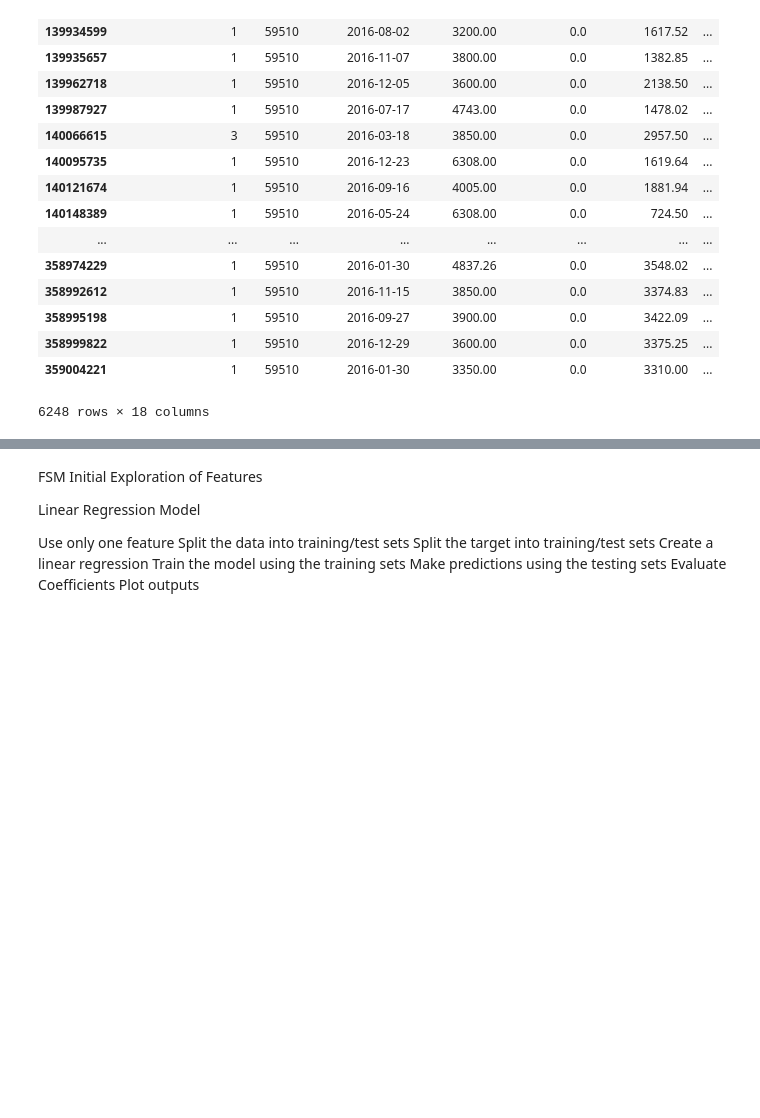
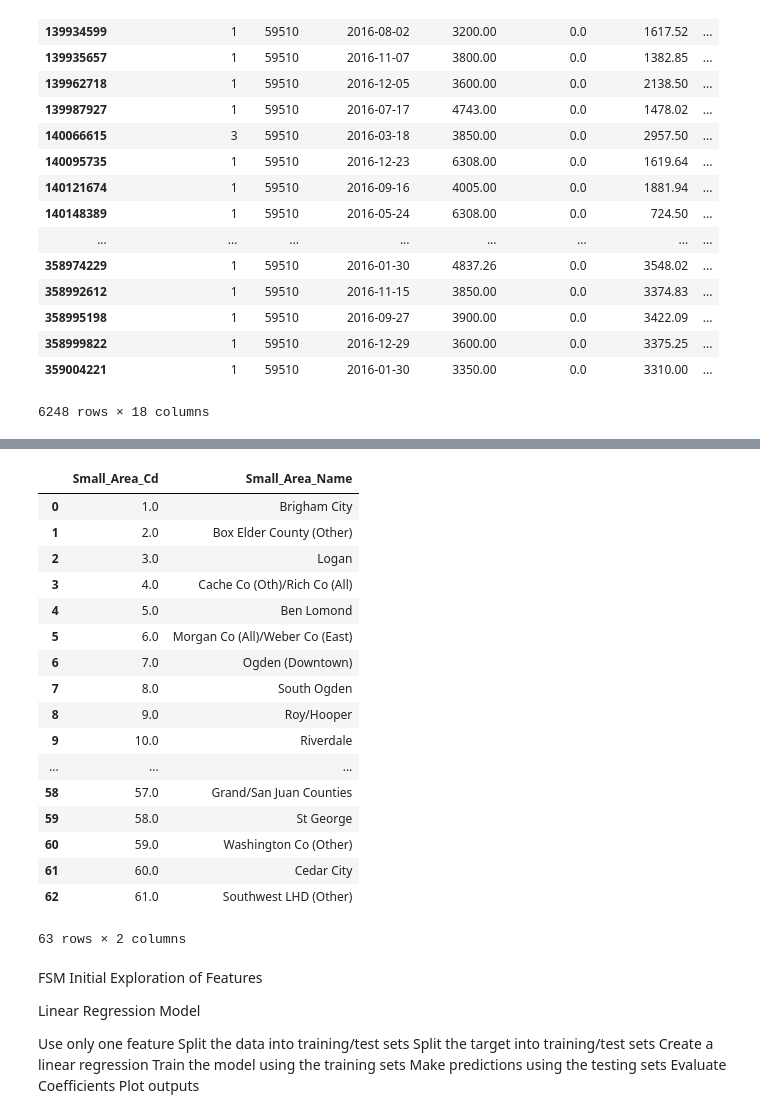
Before and after one commit to jlhewitt/Healthcare-Claim-Analysis, a Jupyter notebook: Save_For_Later/Second_Draft.ipynb, the cells around one changed output, grey strips where cells are left out. Saved outputs shown, nothing was run; the diff lists cells and outputs as text; code cells hidden in the pictures; blank space fills up the shorter version.

```diff
--- a/Save_For_Later/Second_Draft.ipynb
+++ b/Save_For_Later/Second_Draft.ipynb
@@ -418,3 +438,25 @@ additional_header_df
+# %%
+small_area_code_df = pd.read_csv('Lookup_Small_Areas.csv')
+small_area_code_df.head(65)
+# %% [output]
+|  | Small_Area_Cd | Small_Area_Name |
+| 0 | 1.0 | Brigham City |
+| 1 | 2.0 | Box Elder County (Other) |
+| 2 | 3.0 | Logan |
+| 3 | 4.0 | Cache Co (Oth)/Rich Co (All) |
+| 4 | 5.0 | Ben Lomond |
+| 5 | 6.0 | Morgan Co (All)/Weber Co (East) |
+| 6 | 7.0 | Ogden (Downtown) |
+| 7 | 8.0 | South Ogden |
+| 8 | 9.0 | Roy/Hooper |
+| 9 | 10.0 | Riverdale |
+| ... | ... | ... |
+| 58 | 57.0 | Grand/San Juan Counties |
+| 59 | 58.0 | St George |
+| 60 | 59.0 | Washington Co (Other) |
+| 61 | 60.0 | Cedar City |
+| 62 | 61.0 | Southwest LHD (Other) |
+63 rows × 2 columns
 # %% [markdown]
 FSM Initial Exploration of Features
 
```
Also changed, not shown: parts of 1 cell of this notebook.
